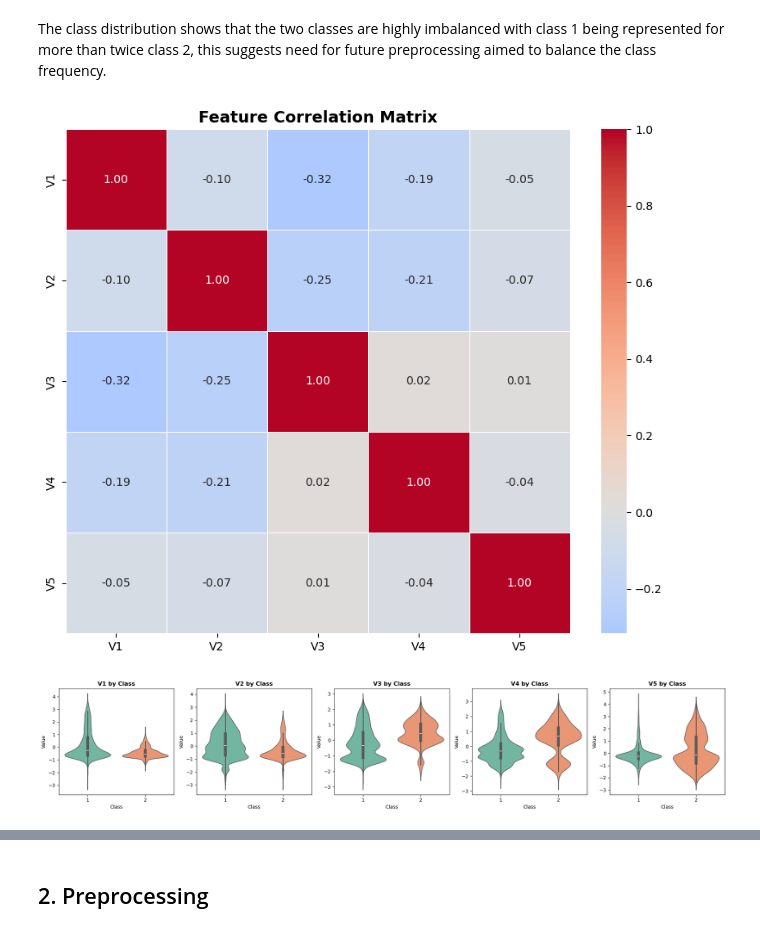
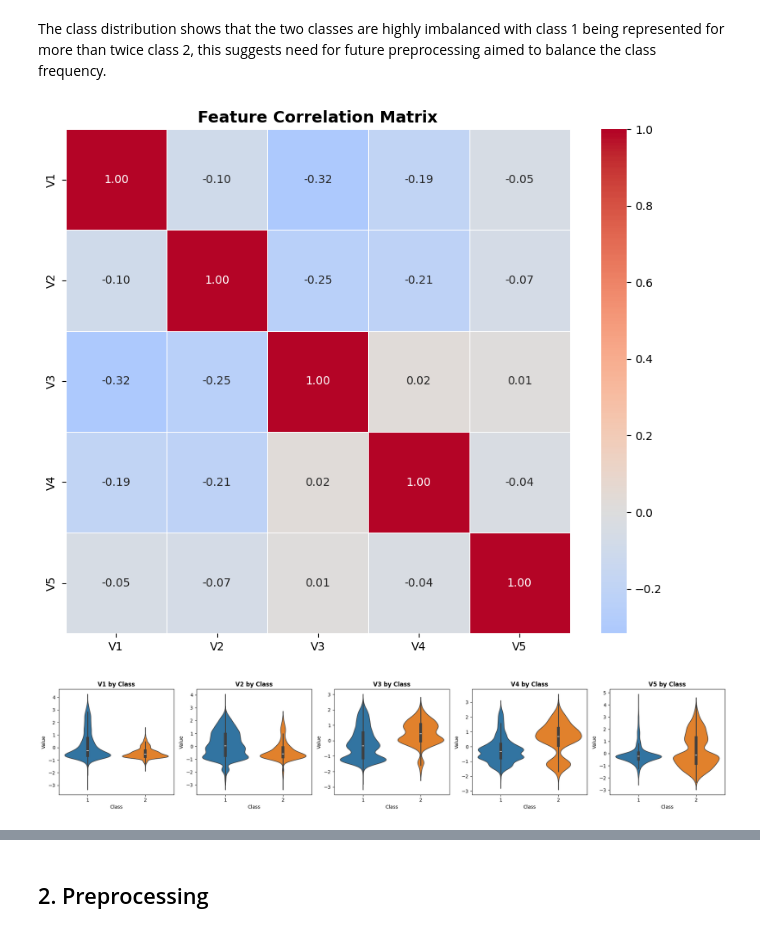
Before and after one commit to fcardia/phoneme_classification, a Jupyter notebook: main.ipynb, the cells around one changed output, grey strips where cells are left out. Saved outputs shown, nothing was run; the diff lists cells and outputs as text; code cells hidden in the pictures.

```diff
--- a/main.ipynb
+++ b/main.ipynb
@@ -139,33 +148,33 @@ The class distribution shows that the two classes are highly imbalanced with cla
 plt.figure(figsize=(10, 8))
 correlation_matrix = data.corr()
 sns.heatmap(correlation_matrix, annot=True, cmap='coolwarm', center=0,
             fmt='.2f', square=True, linewidths=0.5)
 plt.title("Feature Correlation Matrix", fontsize=14, fontweight='bold')
 plt.show()
 
 # DISTRIBUZIONE PER CLASSE (violin plot)
 fig, axes = plt.subplots(1, 5, figsize=(20, 4))
 for idx, col in enumerate(data.columns):
     df_plot = data.copy()
     df_plot['class'] = labels
     sns.violinplot(data=df_plot,
                    x='class',
                    y=col,
                    hue='class',
-                   palette='Set2',
+                   palette='tab10',
                    legend=False,
                    ax=axes[idx])
     axes[idx].set_title(f'{col} by Class', fontweight='bold')
     axes[idx].set_xlabel('Class')
     axes[idx].set_ylabel('Value')
 plt.tight_layout()
 plt.show()
 
 #PAIRPLOT
 df_sample = data.sample(n=500, random_state=42).copy()
 df_sample['class'] = labels[df_sample.index]
-sns.pairplot(df_sample, hue='class', palette='Set1', diag_kind='kde', corner=True)
+sns.pairplot(df_sample, hue='class', palette='tab10', diag_kind='kde', corner=True)
 plt.show()
 # %% [output]
 [figure]
-[figure, old version]
+[figure, new version]
```
Also changed, not shown: parts of 10 cells of this notebook, 2 other files.
